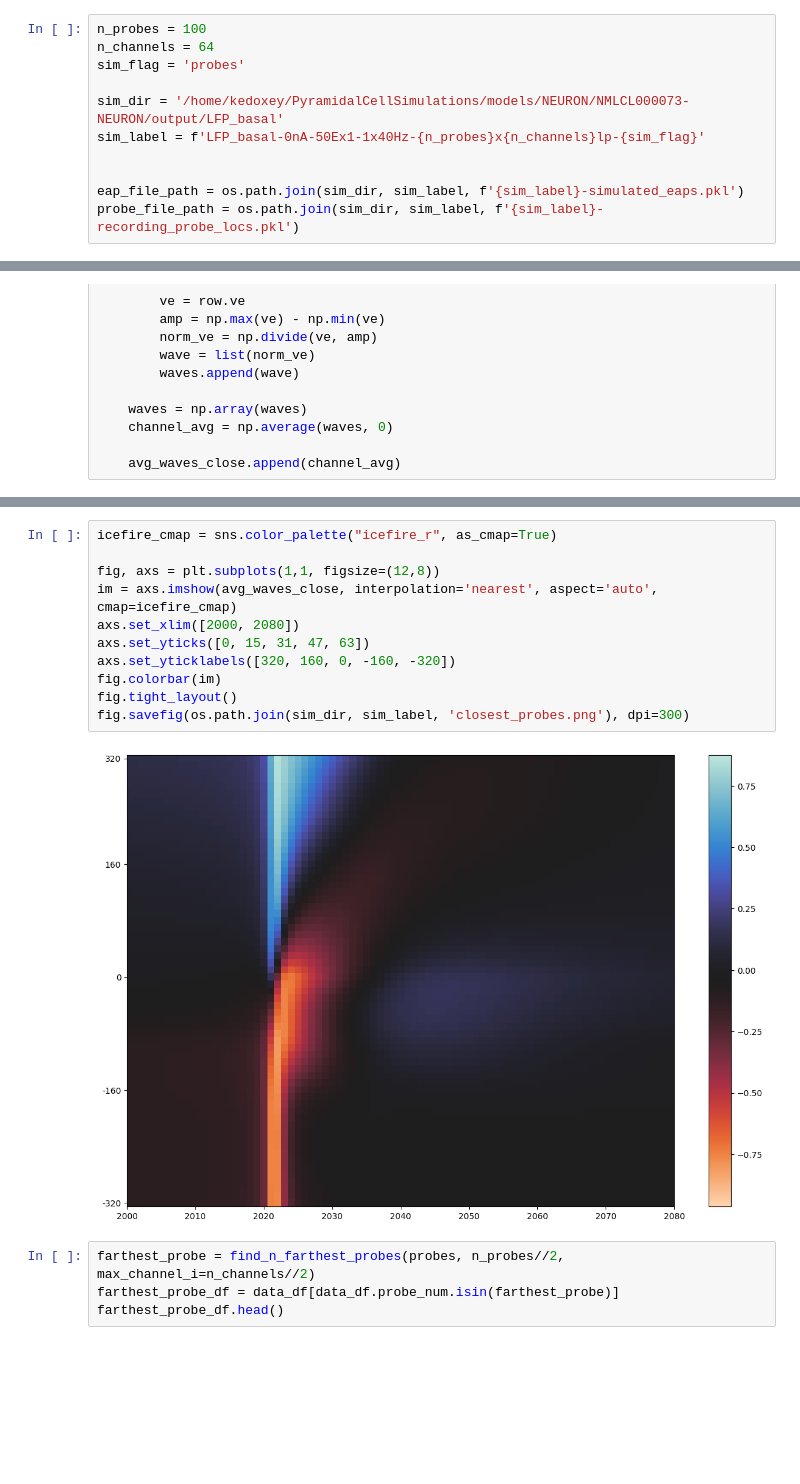
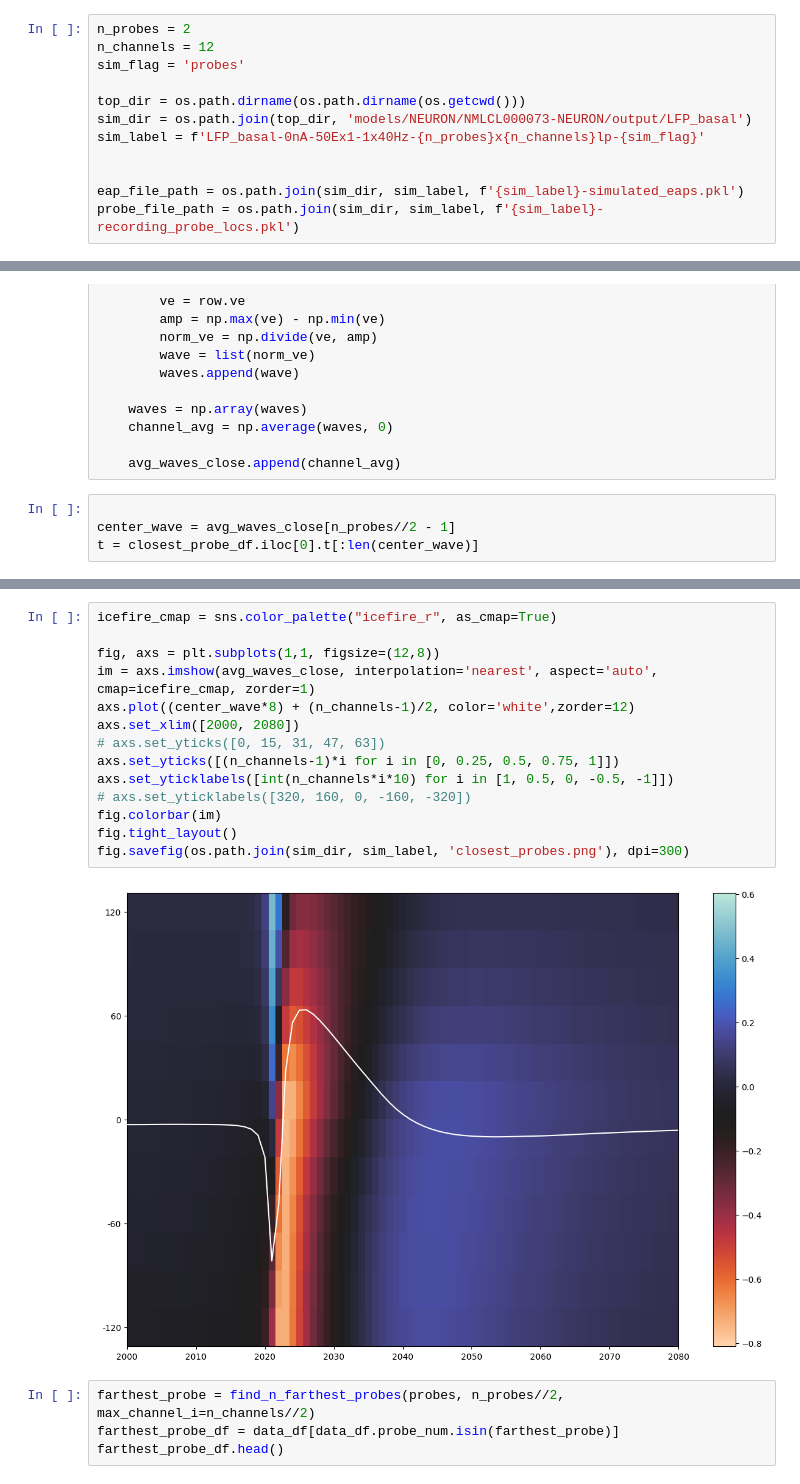
Before and after one commit to kedoxey/PyramidalCellSimulations, a Jupyter notebook: notebooks/figures/plot_linear_probes.ipynb, the cells around one changed output, grey strips where cells are left out. Cells and saved outputs as stored; diff of their text form; blank space fills up the shorter version.

Commit message:
code to plot center waveform of closest probes

```diff
--- a/notebooks/figures/plot_linear_probes.ipynb
+++ b/notebooks/figures/plot_linear_probes.ipynb
@@ -7,11 +7,12 @@ import matplotlib.pyplot as plt
 import matplotlib as mpl
 import seaborn as sns
 # %%
-n_probes = 100
-n_channels = 64
+n_probes = 2
+n_channels = 12
 sim_flag = 'probes'
 
-sim_dir = '/home/kedoxey/PyramidalCellSimulations/models/NEURON/NMLCL000073-NEURON/output/LFP_basal'
+top_dir = os.path.dirname(os.path.dirname(os.getcwd()))
+sim_dir = os.path.join(top_dir, 'models/NEURON/NMLCL000073-NEURON/output/LFP_basal')
 sim_label = f'LFP_basal-0nA-50Ex1-1x40Hz-{n_probes}x{n_channels}lp-{sim_flag}'
 
 
@@ -108,3 +107,7 @@ for channel_num in range(num_channels):
     channel_avg = np.average(waves, 0)
 
     avg_waves_close.append(channel_avg)
+# %%
+
+center_wave = avg_waves_close[n_probes//2 - 1]
+t = closest_probe_df.iloc[0].t[:len(center_wave)]
@@ -111,16 +132,19 @@ for channel_num in range(num_channels):
 # %%
 icefire_cmap = sns.color_palette("icefire_r", as_cmap=True)
 
 fig, axs = plt.subplots(1,1, figsize=(12,8))
-im = axs.imshow(avg_waves_close, interpolation='nearest', aspect='auto', cmap=icefire_cmap)
+im = axs.imshow(avg_waves_close, interpolation='nearest', aspect='auto', cmap=icefire_cmap, zorder=1)
+axs.plot((center_wave*8) + (n_channels-1)/2, color='white',zorder=12)
 axs.set_xlim([2000, 2080])
-axs.set_yticks([0, 15, 31, 47, 63])
-axs.set_yticklabels([320, 160, 0, -160, -320])
+# axs.set_yticks([0, 15, 31, 47, 63])
+axs.set_yticks([(n_channels-1)*i for i in [0, 0.25, 0.5, 0.75, 1]])
+axs.set_yticklabels([int(n_channels*i*10) for i in [1, 0.5, 0, -0.5, -1]])
+# axs.set_yticklabels([320, 160, 0, -160, -320])
 fig.colorbar(im)
 fig.tight_layout()
 fig.savefig(os.path.join(sim_dir, sim_label, 'closest_probes.png'), dpi=300)
 # %% [output]
-[figure, old version]
+[figure, new version]
 # %%
 farthest_probe = find_n_farthest_probes(probes, n_probes//2, max_channel_i=n_channels//2)
 farthest_probe_df = data_df[data_df.probe_num.isin(farthest_probe)]
```
Also changed, not shown: parts of 7 cells of this notebook.
